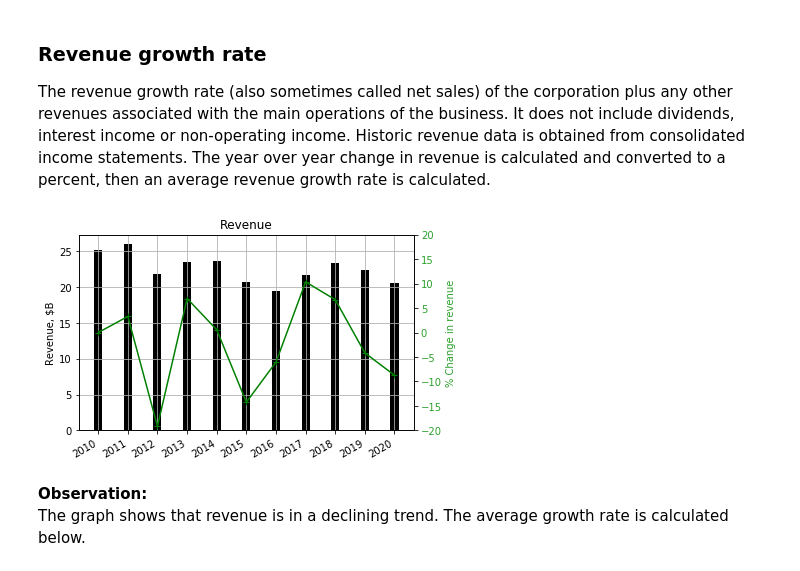
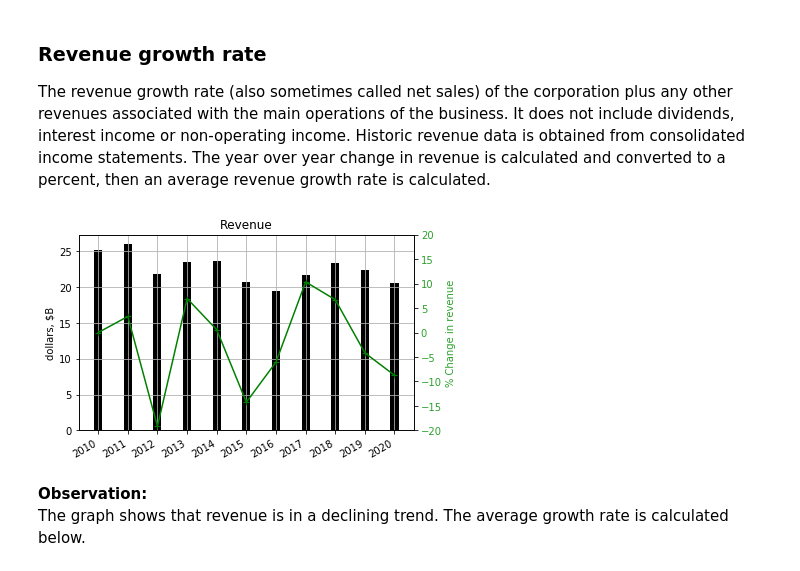
Before and after one commit to Tiburonboy/objective-blue-fish, a Jupyter notebook: IP analysis.ipynb, the cells around one changed output. Cells and saved outputs as stored; diff of their text form; code cells hidden in the pictures.

```diff
--- a/IP analysis.ipynb
+++ b/IP analysis.ipynb
@@ -586,35 +525,35 @@ width = 100
 locator = mdates.YearLocator()  # every year
 fmt = mdates.DateFormatter('%Y')
 
 fig, ax1 = plt.subplots()
-ax1.set_ylabel('Revenue, $B')
+ax1.set_ylabel('dollars, $B')
 
 # plot revenue as single bar
 plt.bar(df_dcf_data['FY'],df_dcf_data['revenue']/1e9, width,color='k')
 
 ax1.tick_params(axis='y')
 plt.grid()
 
 # instantiate a second y-axes that shares the same x-axis
 ax2 = ax1.twinx()
 color = 'tab:green'
 
 ax2.plot(df_dcf_data['FY'],pcr,'+-g')
 
 ax2.set_ylabel('% Change in revenue',color=color)
 ax2.tick_params(axis='y', labelcolor=color)
 ax2.set_ylim((-20,20))
 
 X = plt.gca().xaxis
 X.set_major_locator(locator)
 # Specify formatter
 X.set_major_formatter(fmt)
 plt.gcf().autofmt_xdate()
 
 plt.title('Revenue')
 plt.show()
 # %% [output]
-[figure, old version]
+[figure, new version]
 # %% [markdown]
 **Observation:**
 The graph shows that revenue is in a declining trend.  The average growth rate is calculated below.
```
Also changed, not shown: parts of 94 cells of this notebook.
